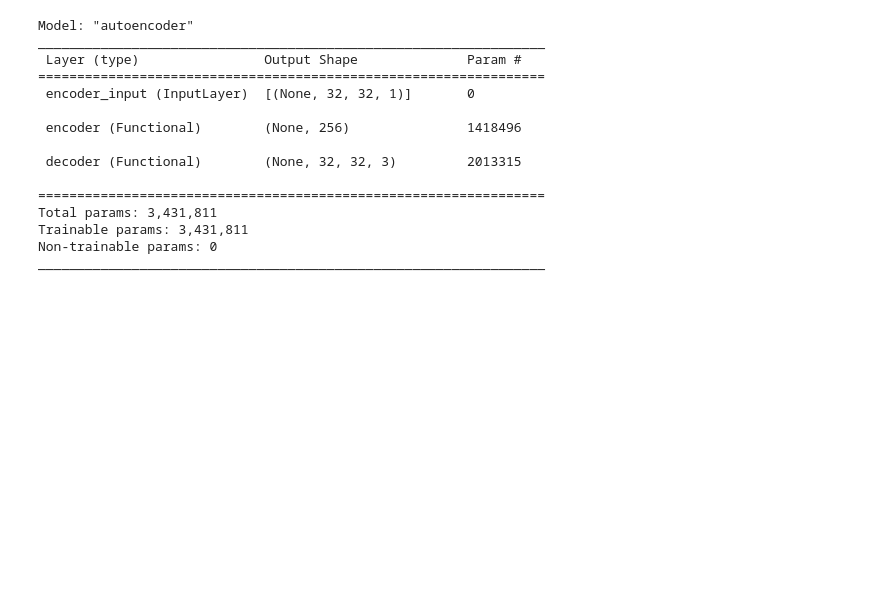
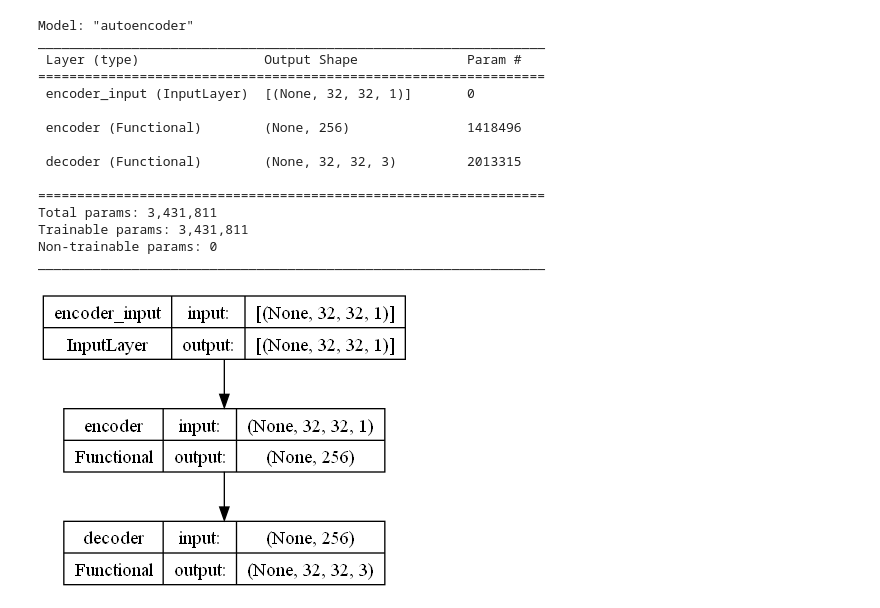
Before and after one commit to manki8908/Class_TJ_c22, a Jupyter notebook: SRC/python-이미지분석.ipynb, the cells around one changed output. Drawn from its saved outputs; the diff is of its cells as text; code cells hidden in the pictures; blank space fills up the shorter version.

```diff
--- a/SRC/python-이미지분석.ipynb
+++ b/SRC/python-이미지분석.ipynb
@@ -8490,6 +8490,10 @@ Total params: 3,431,811
 Trainable params: 3,431,811
 Non-trainable params: 0
 _________________________________________________________________
+# %%
+plot_model(autoencoder, show_shapes=True)
+# %% [output]
+[figure, added]
 # %%
 # 모형을 저장할 디렉토리
 
```
Also changed, not shown: parts of 7 cells of this notebook, 5 other files.
